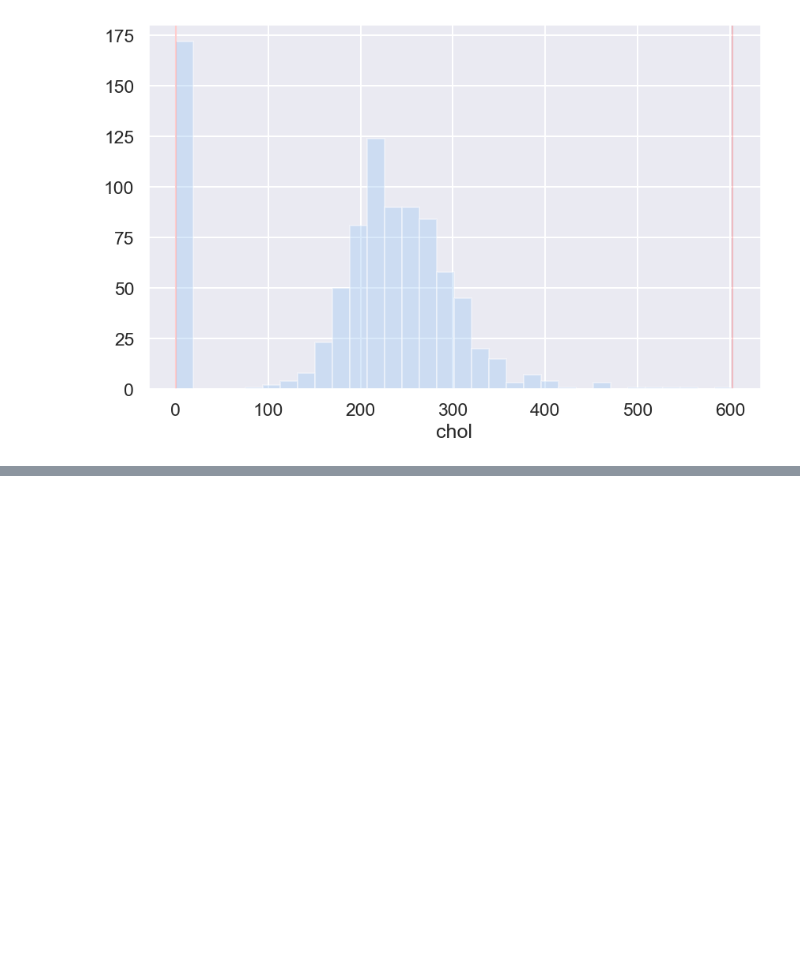
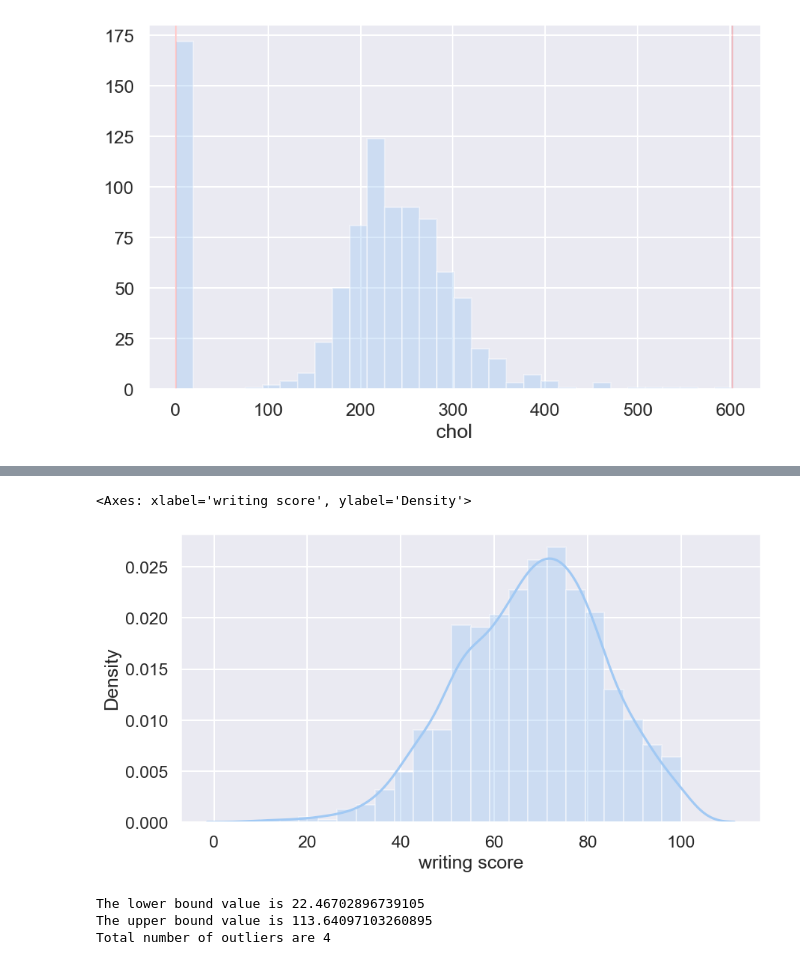
Before and after one commit to sulaiman-shamasna/Anomaly-Detection-Techniques, a Jupyter notebook: anomaly_detection.ipynb, the cells around one changed output, grey strips where cells are left out. Cells and saved outputs as stored; diff of their text form; code cells hidden in the pictures; blank space fills up the shorter version.

```diff
--- a/anomaly_detection.ipynb
+++ b/anomaly_detection.ipynb
@@ -104,0 +215,3 @@ df_new = df_1[(df_1['chol'] < upper) | (df_1['chol'] > lower)]
+# %%
+df_2 = pd.read_csv("StudentsPerformance.csv")
+df_2.head()
@@ -104,0 +225,6 @@ df_new = df_1[(df_1['chol'] < upper) | (df_1['chol'] > lower)]
+# %%
+plt.figure(figsize = (10,5))
+sns.distplot(df_2['writing score'])
+# %% [output]
+<Axes: xlabel='writing score', ylabel='Density'>
+[figure, added]
@@ -104,0 +246,6 @@ df_new = df_1[(df_1['chol'] < upper) | (df_1['chol'] > lower)]
+# %%
+out_std(df_2,'writing score')
+# %% [output]
+The lower bound value is 22.46702896739105
+The upper bound value is 113.64097103260895
+Total number of outliers are 4
```
Also changed, not shown: parts of 21 cells of this notebook.
